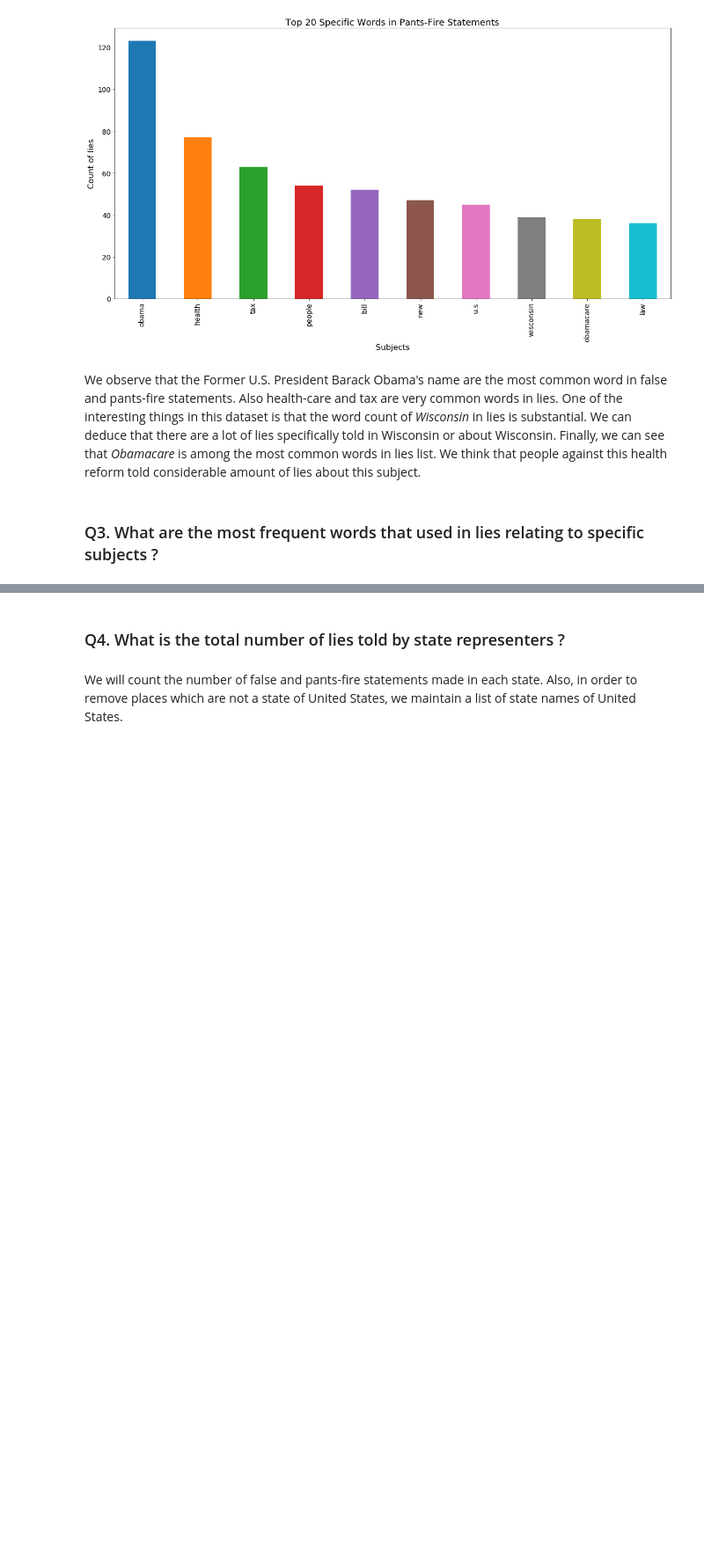
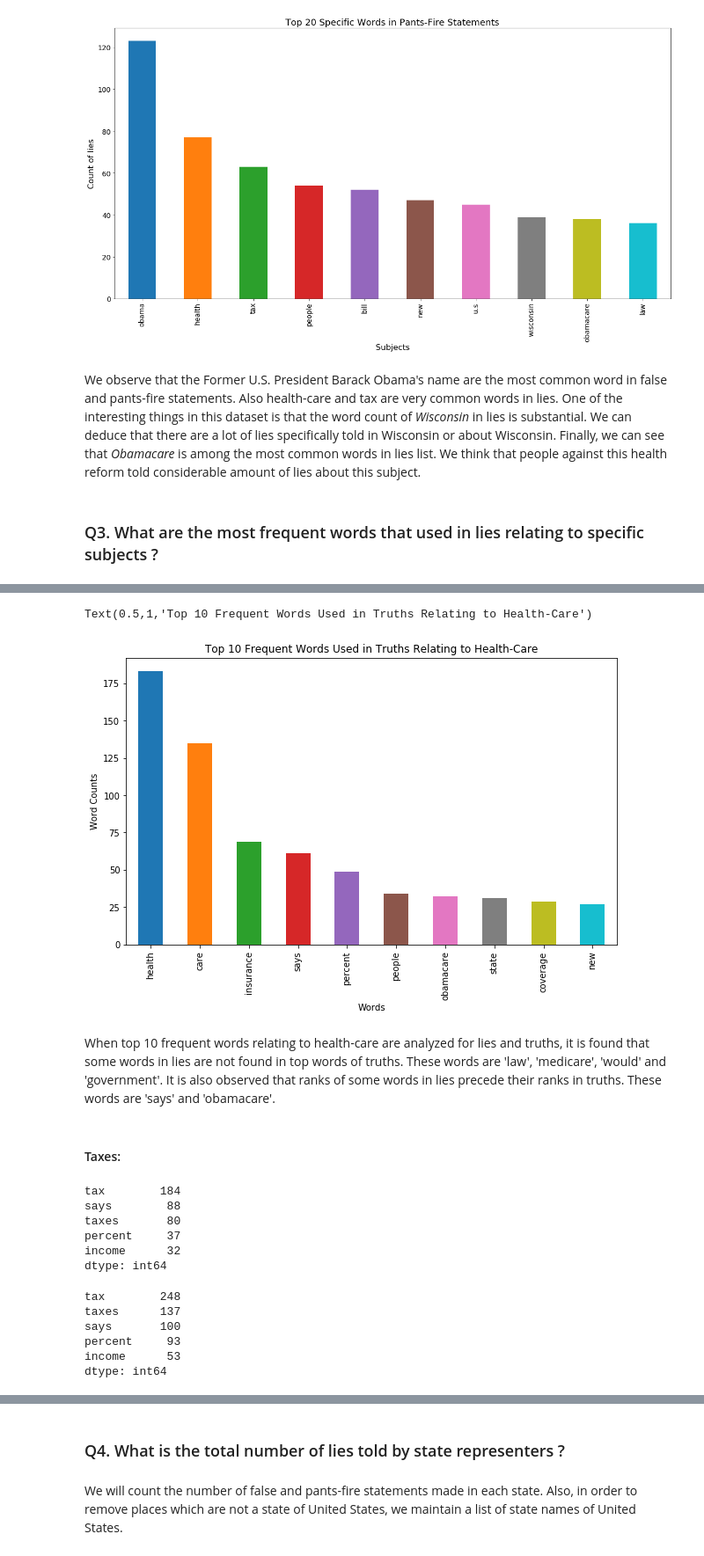
Before and after one commit to canaltinigne/ada-18-project, a Jupyter notebook: Milestone_2.ipynb, the cells around one changed output, grey strips where cells are left out. Shown at 88% size. Drawn from its saved outputs; the diff is of its cells as text; code cells hidden in the pictures; blank space fills up the shorter version.

```diff
--- a/Milestone_2.ipynb
+++ b/Milestone_2.ipynb
@@ -482,0 +525,35 @@ We observe that the Former U.S. President Barack Obama's name are the most commo
+# %%
+plt.figure(figsize=(10,6))
+health_care_truth_counts[0:10].plot.bar()
+plt.xlabel('Words')
+plt.ylabel('Word Counts')
+plt.title('Top 10 Frequent Words Used in Truths Relating to Health-Care')
+# %% [output]
+Text(0.5,1,'Top 10 Frequent Words Used in Truths Relating to Health-Care')
+[figure, added]
+# %% [markdown]
+When top 10 frequent words relating to health-care are analyzed for lies and truths, it is found that some words in lies are not found in top words of truths. These words are 'law', 'medicare', 'would' and 'government'. It is also observed that ranks of some words in lies precede their ranks in truths. These words are 'says' and 'obamacare'.
+# %% [markdown]
+#### Taxes:
+# %%
+taxes_lies = make_word_series(lies_df, 'Subject', 'Statement', 'taxes')
+taxes_lie_counts = taxes_lies.value_counts()
+taxes_lie_counts.head()
+# %% [output]
+tax        184
+says        88
+taxes       80
+percent     37
+income      32
+dtype: int64
+# %%
+taxes_truth = make_word_series(truth_df, 'Subject', 'Statement', 'taxes')
+taxes_truth_counts = taxes_truth.value_counts()
+taxes_truth_counts.head()
+# %% [output]
+tax        248
+taxes      137
+says       100
+percent     93
+income      53
+dtype: int64
```
Also changed, not shown: parts of 26 cells of this notebook, 2 other files.
